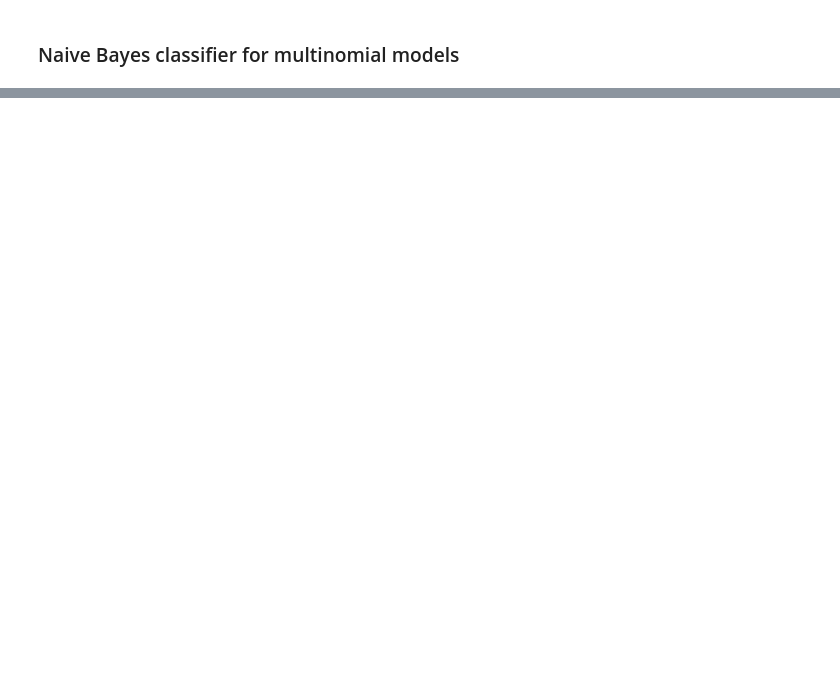
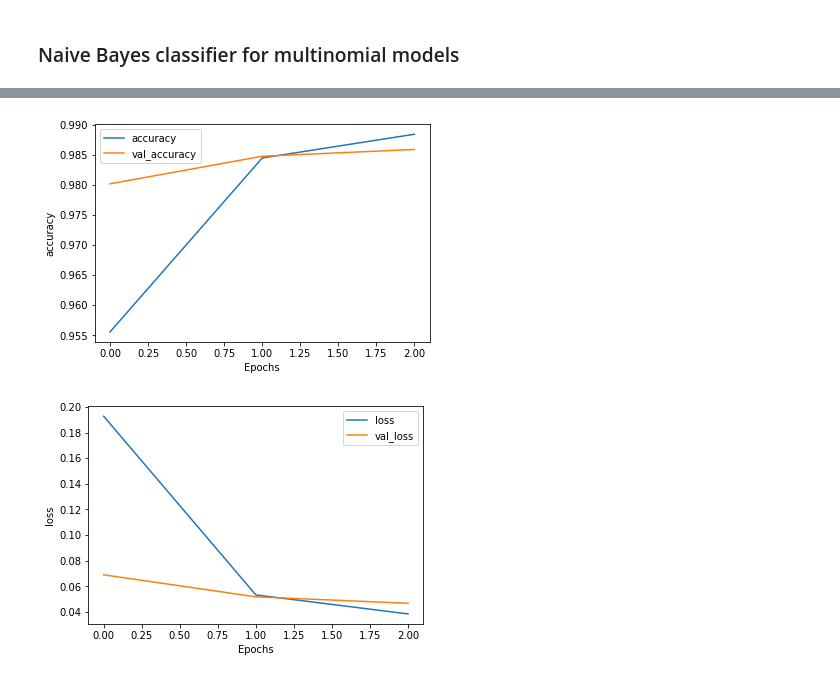
Before and after one commit to DebjyotiSaha/NLP-Coursework, a Jupyter notebook: Kowshik_NER/NLP_NER_Kowshik_Kesavarapu.ipynb, the cells around one changed output, grey strips where cells are left out. Drawn from its saved outputs; the diff is of its cells as text; code cells hidden in the pictures; blank space fills up the shorter version.

```diff
--- a/Kowshik_NER/NLP_NER_Kowshik_Kesavarapu.ipynb
+++ b/Kowshik_NER/NLP_NER_Kowshik_Kesavarapu.ipynb
@@ -359,0 +484,2 @@ weighted avg       0.54      0.56      0.54      4966
+# %%
+x_train, x_test, y_train, y_test = train_test_split(X, y, test_size=0.1, random_state=1)
@@ -359,0 +492,8 @@ weighted avg       0.54      0.56      0.54      4966
+# %%
+input_word = Input(shape=(max_len, ))
+model = Embedding(input_dim = num_words, output_dim = max_len, input_length = max_len)(input_word)
+model = SpatialDropout1D(0.1)(model)
+model = Bidirectional(LSTM(units=100, return_sequences=True, recurrent_dropout=0.1))(model)
+out = TimeDistributed(Dense(num_tags, activation='softmax'))(model)
+model = Model(input_word, out)
+model.summary()
@@ -359,0 +518,2 @@ weighted avg       0.54      0.56      0.54      4966
+# %%
+model.compile(optimizer='adam', loss='categorical_crossentropy', metrics=['accuracy'])
@@ -359,0 +525,12 @@ weighted avg       0.54      0.56      0.54      4966
+# %%
+early_stopping = EarlyStopping(monitor='val_accuracy', patience=1, verbose=0, mode='max', restore_best_weights=False)
+callbacks = [PlotLossesCallback(), early_stopping]
+
+history = model.fit(
+    x_train, np.array(y_train),
+    validation_split=0.2,
+    batch_size = 32,
+    epochs = 3,
+    verbose = 1,
+#    callbacks = callbacks
+)
@@ -359,0 +544,14 @@ weighted avg       0.54      0.56      0.54      4966
+# %%
+def plot_graphs(history, string):
+    plt.plot(history.history[string])
+    plt.plot(history.history['val_'+string])
+    plt.xlabel("Epochs")
+    plt.ylabel(string)
+    plt.legend([string, 'val_'+string])
+    plt.show()
+
+plot_graphs(history, "accuracy")
+plot_graphs(history, "loss");
+# %% [output]
+[figure, added]
+[figure, added]
```
Also changed, not shown: parts of 34 cells of this notebook.
